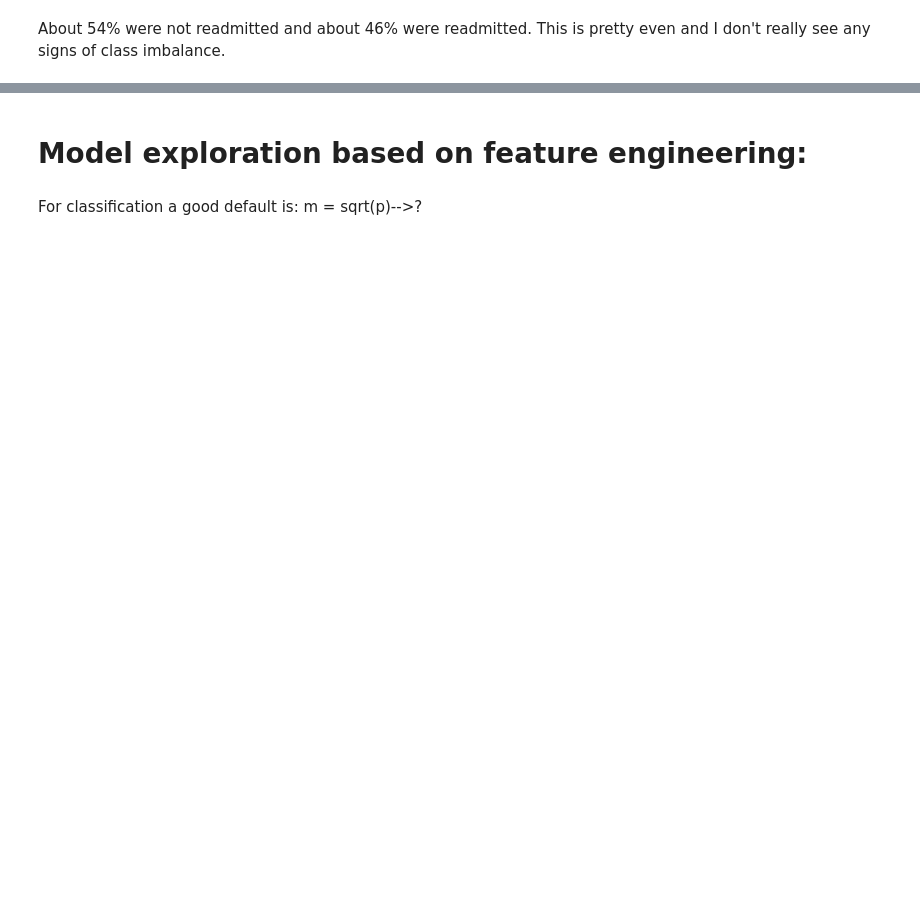
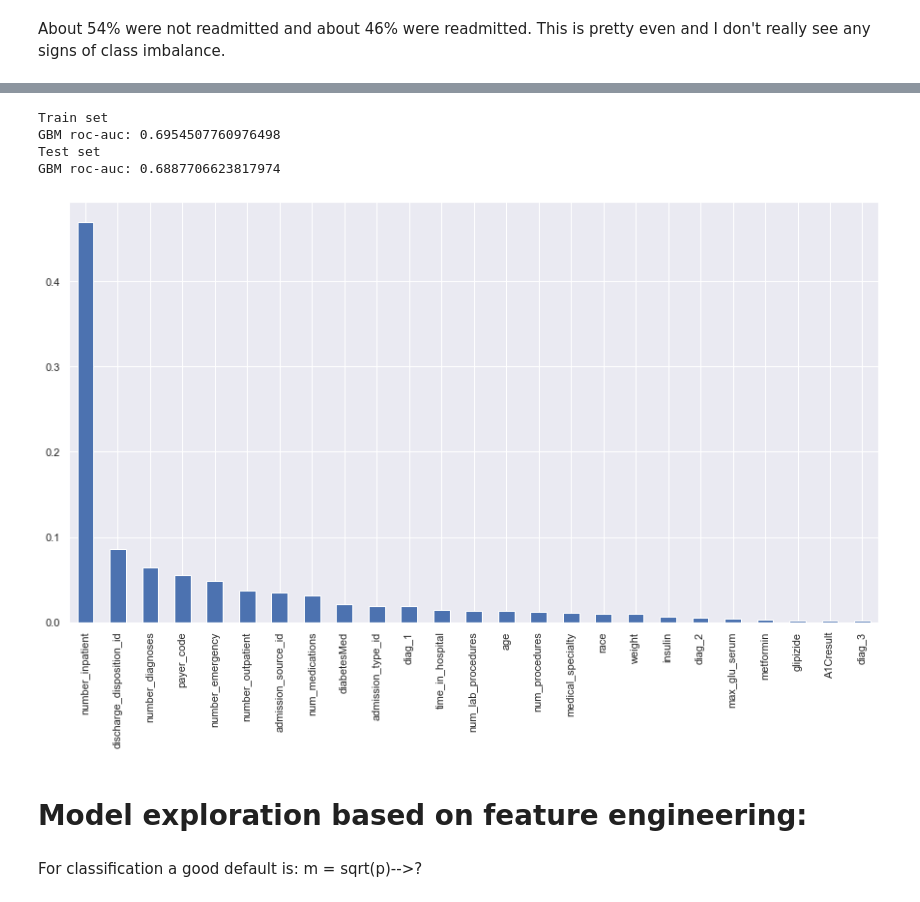
Before and after one commit to leighannajo/Capstone, a Jupyter notebook: dataset_diabetes/diabetes.ipynb, the cells around one changed output, grey strips where cells are left out. Saved outputs shown, nothing was run; the diff lists cells and outputs as text; code cells hidden in the pictures; blank space fills up the shorter version.

```diff
--- a/dataset_diabetes/diabetes.ipynb
+++ b/dataset_diabetes/diabetes.ipynb
@@ -2267,0 +2351,21 @@ About 54% were not readmitted and about 46% were readmitted.  This is pretty eve
+# %%
+baseline_pipe = Pipeline([
+
+    # rare encoding for high cardinality
+    ('encoder_rare_label',
+     ce.RareLabelCategoricalEncoder(tol=0.05,
+                                    n_categories=8,
+                                    variables=None,
+                                   replace_with='Other')),
+    ('categorical_encoder',
+     ce.OrdinalCategoricalEncoder(encoding_method='arbitrary',
+                                  variables=None)),
+
+    # Gradient Boosted machine
+    ('gbm', GradientBoostingClassifier(random_state=42))
+])
+# %%
+baseline_pipe.fit(X_train, y_train)
+
+X_train_preds = baseline_pipe.predict_proba(X_train)[:,1]
+X_test_preds = baseline_pipe.predict_proba(X_test)[:,1]
@@ -2268,3 +2386,23 @@ About 54% were not readmitted and about 46% were readmitted.  This is pretty eve
+# %%
+print('Train set')
+print('GBM roc-auc: {}'.format(roc_auc_score(y_train, X_train_preds)))
+
+print('Test set')
+print('GBM roc-auc: {}'.format(roc_auc_score(y_test, X_test_preds)))
+# %% [output]
+Train set
+GBM roc-auc: 0.6954507760976498
+Test set
+GBM roc-auc: 0.6887706623817974
+# %%
+importance = pd.Series(baseline_pipe.named_steps['gbm'].feature_importances_)
+importance.index = df.drop('readmitted', axis=1).columns
+importance.sort_values(inplace=True, ascending=False)
+importance = importance.nlargest(25)
+importance.plot.bar(figsize=(15,8))
+plt.show()
+# %% [output]
+[figure, added]
 # %% [markdown]
 # Model exploration based on feature engineering:
 # %%
```
Also changed, not shown: parts of 147 cells of this notebook, 1 other file.
